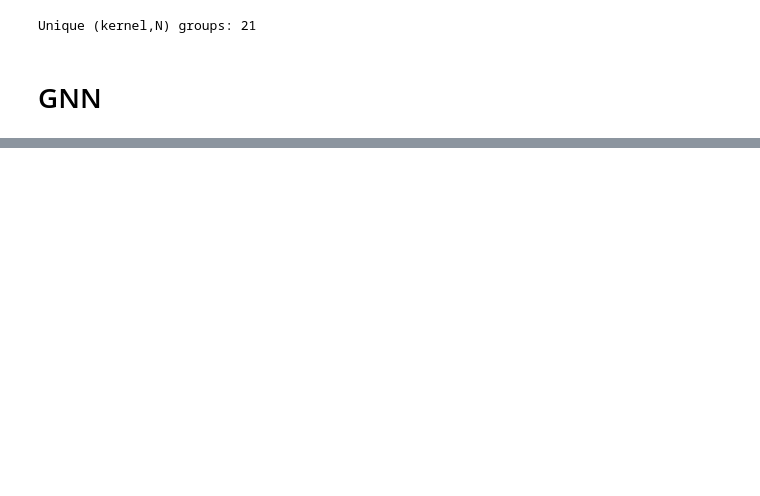
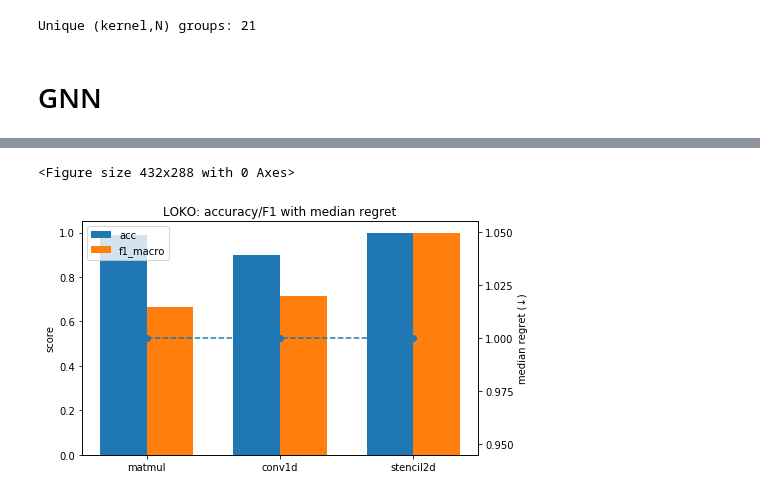
Before and after one commit to AyeshaRahman2002/MLLoopOptSelector, a Jupyter notebook: notebooks/MLLoopOptSelector_Dashboard.ipynb, the cells around one changed output, grey strips where cells are left out. Cells and saved outputs as stored; diff of their text form; code cells hidden in the pictures; blank space fills up the shorter version.

```diff
--- a/notebooks/MLLoopOptSelector_Dashboard.ipynb
+++ b/notebooks/MLLoopOptSelector_Dashboard.ipynb
@@ -452 +396,42 @@ if save:
+# %%
+x = np.arange(len(loko_df))
+w = 0.35
+ax.bar(x - w/2, loko_df["acc"], width=w, label="Accuracy")
+ax.bar(x + w/2, loko_df["f1_macro"], width=w, label="Macro-F1")
+ax.set_xticks(x)
+ax.set_xticklabels(loko_df["kernel"])
+ax.set_ylim(0, 1.05)
+ax.set_title("LOKO (Train on two kernels, test on held-out)")
+ax.legend()
+plt.tight_layout(); plt.show()
+# %% [output]
+<Figure size 432x288 with 0 Axes>
+# %%
+from matplotlib.ticker import MaxNLocator
+import numpy as np
+import matplotlib.pyplot as plt
+import pandas as pd
+
+x = np.arange(len(lokodf), dtype=float)
+w = 0.35
+
+fig, ax1 = plt.subplots(figsize=(7, 4))
+ax1.bar(x - w/2, lokodf["acc"].to_numpy(float), width=w, label="acc")
+ax1.bar(x + w/2, lokodf["f1_macro"].to_numpy(float), width=w, label="f1_macro")
+ax1.set_xticks(x)
+ax1.set_xticklabels(lokodf["kernel"].tolist())
+ax1.set_ylim(0, 1.05)
+ax1.set_ylabel("score")
+ax1.legend(loc="upper left")
+
+ax2 = ax1.twinx()
+ax2.plot(x, lokodf["regret_median"].to_numpy(float), marker="o", linestyle="--")
+ax2.set_ylabel("median regret (↓)")
+ax2.yaxis.set_major_locator(MaxNLocator(nbins=5))
+
+ax1.set_title("LOKO: accuracy/F1 with median regret")
+plt.tight_layout()
+plt.show()
+# %% [output]
+[figure, added]
 # %%
```
Also changed, not shown: parts of 14 cells of this notebook, 21 other files.
